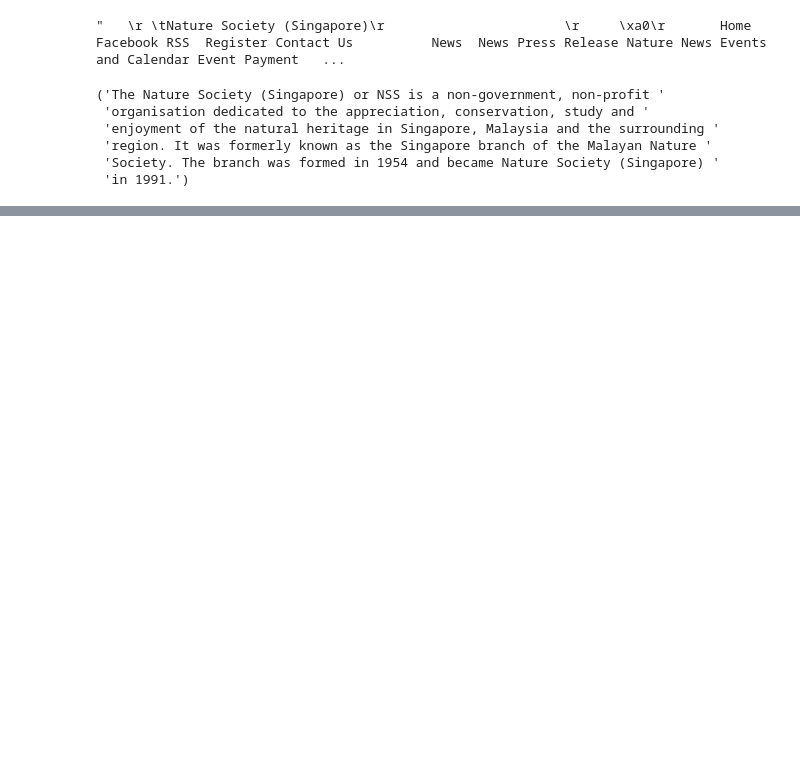
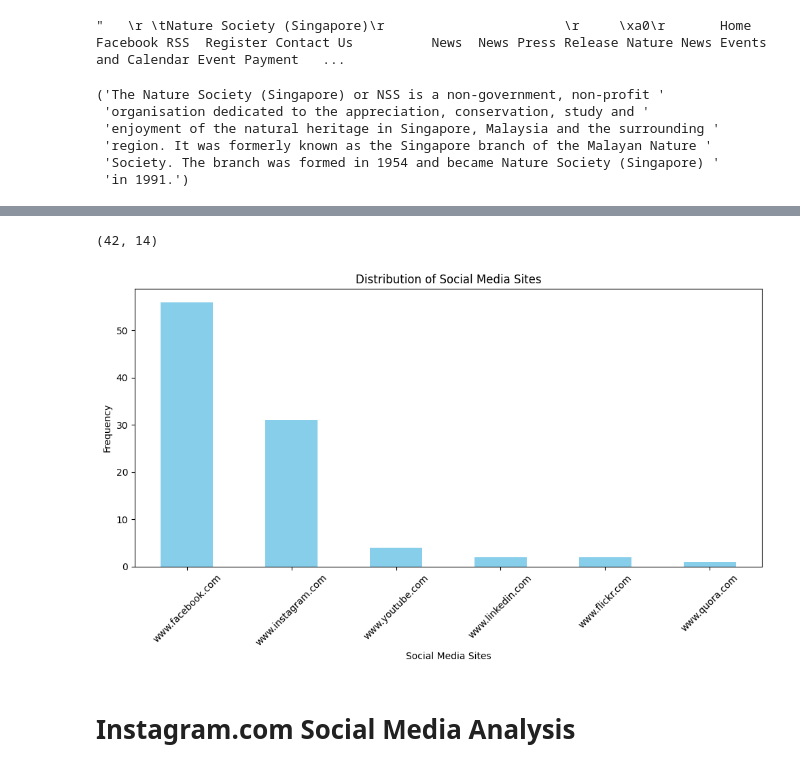
Before and after one commit to YuvBindal/MFT, a Jupyter notebook: socialscraping.ipynb, the cells around one changed output, grey strips where cells are left out. Drawn from its saved outputs; the diff is of its cells as text; code cells hidden in the pictures; blank space fills up the shorter version.

Commit message:
Extracting Analytical Instagram Info

```diff
--- a/socialscraping.ipynb
+++ b/socialscraping.ipynb
@@ -360,0 +407,3 @@ dataset.to_csv('./EnvNP_SG.csv')
+# %%
+dataset.drop(columns=['Unnamed: 0'], inplace=True)
+dataset.head()
@@ -360,0 +417,22 @@ dataset.to_csv('./EnvNP_SG.csv')
+# %%
+dataset.shape
+# %% [output]
+(42, 14)
+# %%
+# Extract social media sites from links
+import matplotlib.pyplot as plt
+social_media_links_column = 'Social Medias'
+social_media_counts = dataset[social_media_links_column].str.split(',').explode().str.extract(r'(www\.\w+\.\w+)')[0].value_counts()
+
+
+# Plotting
+plt.figure(figsize=(10, 6))
+social_media_counts.plot(kind='bar', color='skyblue')
+plt.title('Distribution of Social Media Sites')
+plt.xlabel('Social Media Sites')
+plt.ylabel('Frequency')
+plt.xticks(rotation=45)
+plt.tight_layout()
+plt.show()
+# %% [output]
+[figure, added]
@@ -360,0 +441,2 @@ dataset.to_csv('./EnvNP_SG.csv')
+# %% [markdown]
+<h1> Instagram.com Social Media Analysis </h1></br>
```
Also changed, not shown: parts of 26 cells of this notebook, 1 other file.
